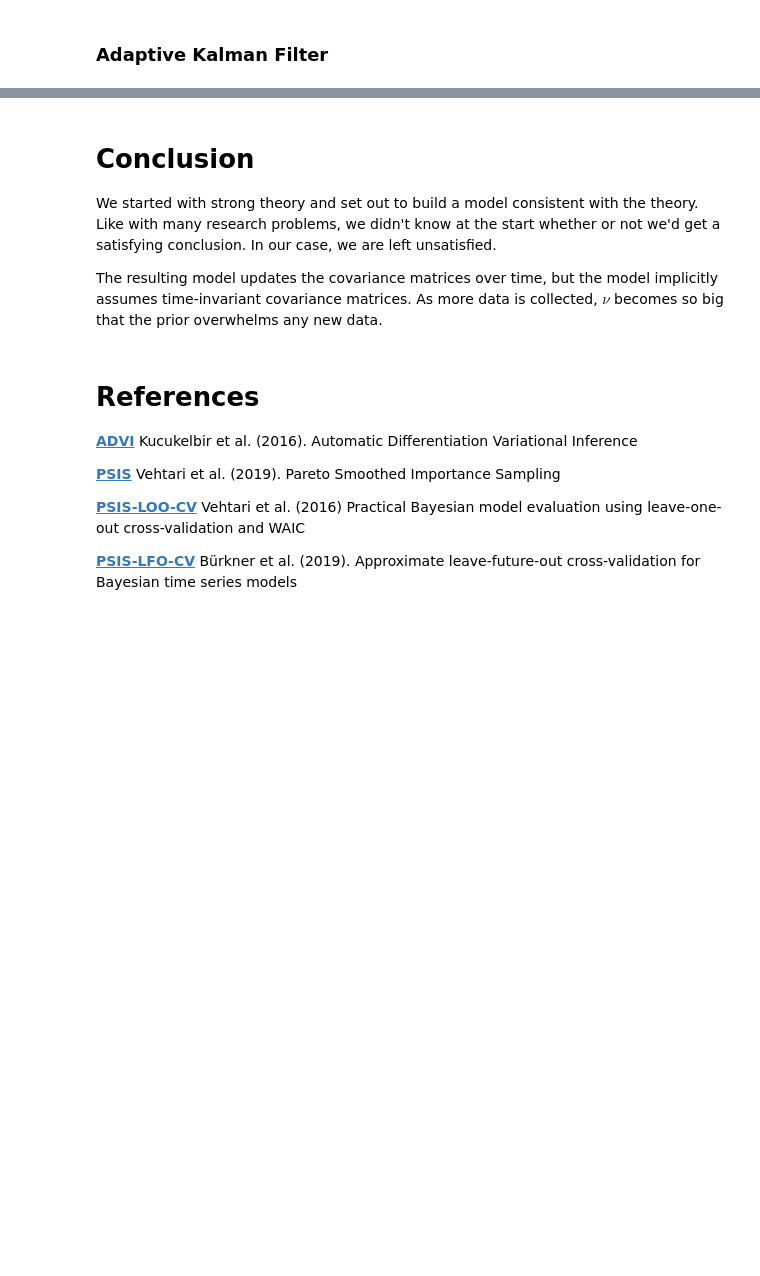
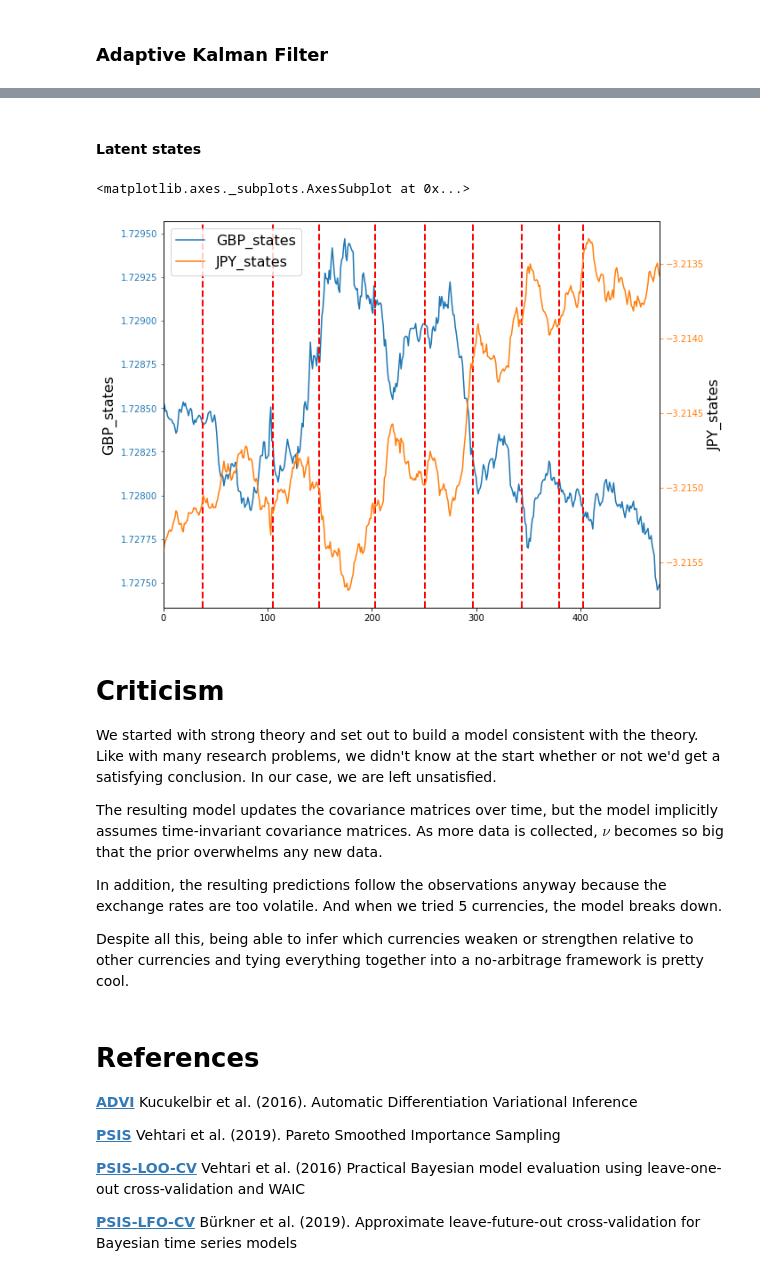
Before and after one commit to my2582/mlpp, a Jupyter notebook: final-project/final-notebook.ipynb, the cells around one changed output, grey strips where cells are left out. Drawn from its saved outputs; the diff is of its cells as text; code cells hidden in the pictures; blank space fills up the shorter version.

```diff
--- a/final-project/final-notebook.ipynb
+++ b/final-project/final-notebook.ipynb
@@ -257,9 +257,24 @@ plot_multi(pd.DataFrame(gbpjpy_dict), figsize=(10, 8), vline=check_akf['breakpoi
+# %% [markdown]
+#### Latent states
+# %%
+gbp_lat_states = check_akf['states'][:,1]/100
+jpy_lat_states = check_akf['states'][:,2]/100
+states_dict = {'GBP_states':gbp_lat_states, 'JPY_states':jpy_lat_states}
+# %%
+plot_multi_axes(pd.DataFrame(states_dict), figsize=(10, 8), vline=check_akf['breakpoints'])
+# %% [output]
+<matplotlib.axes._subplots.AxesSubplot at 0x...>
+[figure, added]
 # %% [markdown]
-# Conclusion
+# Criticism
 
 We started with strong theory and set out to build a model consistent with the theory. Like with many research problems, we didn't know at the start whether or not we'd get a satisfying conclusion. In our case, we are left unsatisfied.
 
 The resulting model updates the covariance matrices over time, but the model implicitly assumes time-invariant covariance matrices. As more data is collected, $\nu$ becomes so big that the prior overwhelms any new data.
+
+In addition, the resulting predictions follow the observations anyway because the exchange rates are too volatile. And when we tried 5 currencies, the model breaks down.
+
+Despite all this, being able to infer which currencies weaken or strengthen relative to other currencies and tying everything together into a no-arbitrage framework is pretty cool.
 # %% [markdown]
 # References
 
```
Also changed, not shown: parts of 1 cell of this notebook, 1 other file.
